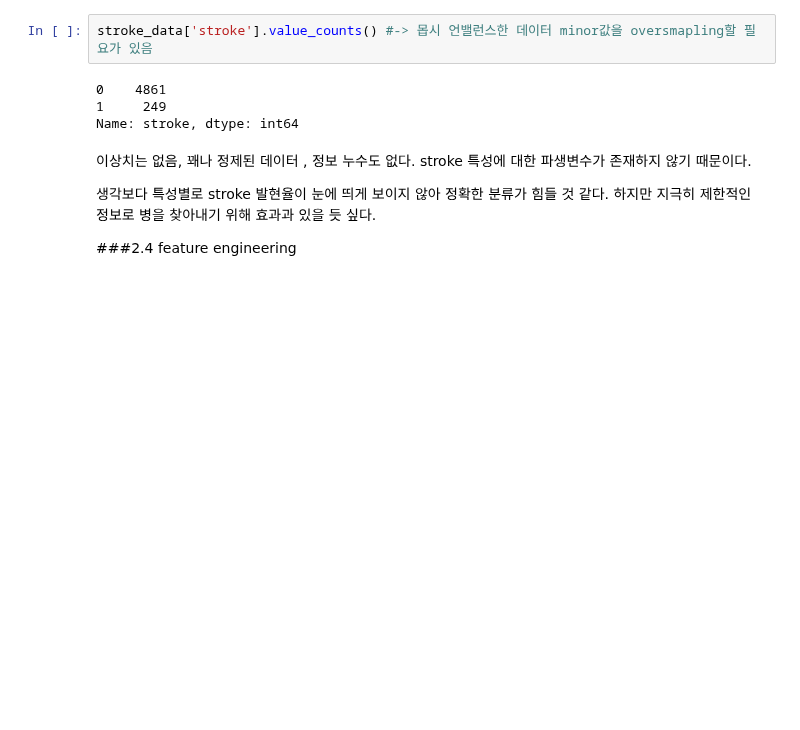
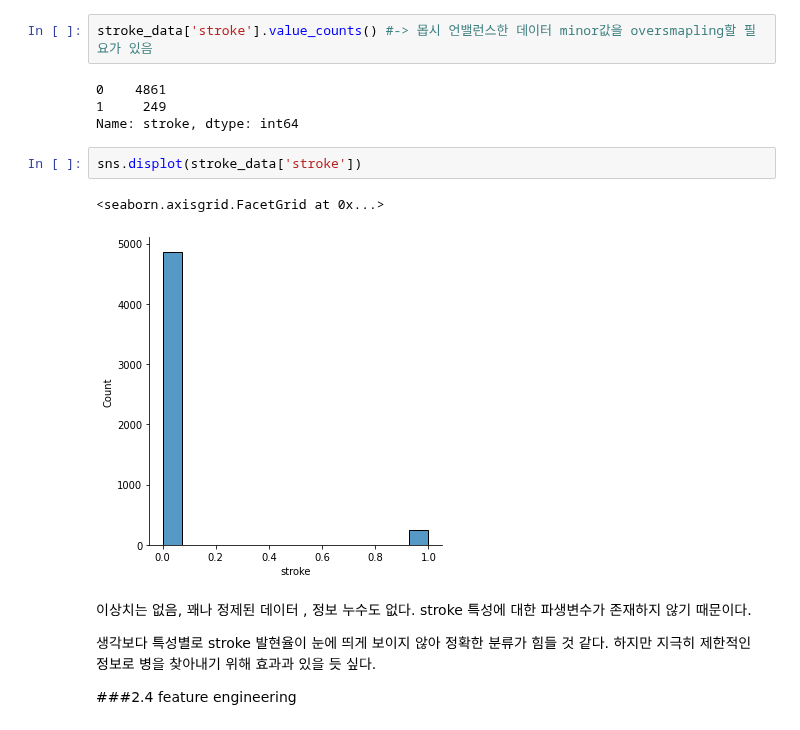
Before and after one commit to sanha-hwang/Stroke-prediction, a Jupyter notebook: Project2_Stroke_Prediction.ipynb, the cells around one changed output. Drawn from its saved outputs; the diff is of its cells as text; blank space fills up the shorter version.

```diff
--- a/Project2_Stroke_Prediction.ipynb
+++ b/Project2_Stroke_Prediction.ipynb
@@ -256,6 +257,11 @@ stroke_data['stroke'].value_counts() #-> 몹시 언밸런스한 데이터 minor
 0    4861
 1     249
 Name: stroke, dtype: int64
+# %%
+sns.displot(stroke_data['stroke'])
+# %% [output]
+<seaborn.axisgrid.FacetGrid at 0x...>
+[figure, added]
 # %% [markdown]
 이상치는 없음, 꽤나 정제된 데이터 , 정보 누수도 없다. stroke 특성에 대한 파생변수가 존재하지 않기 때문이다.
 
```
Also changed, not shown: parts of 5 cells of this notebook.
